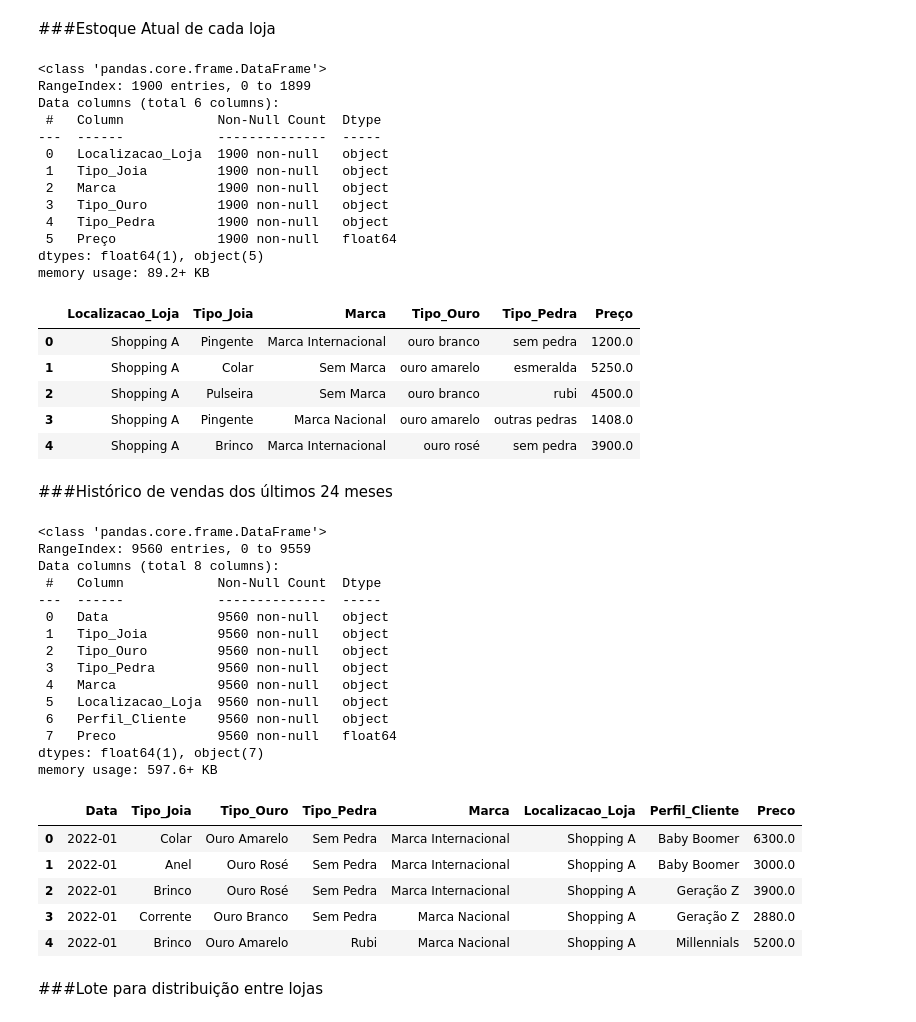
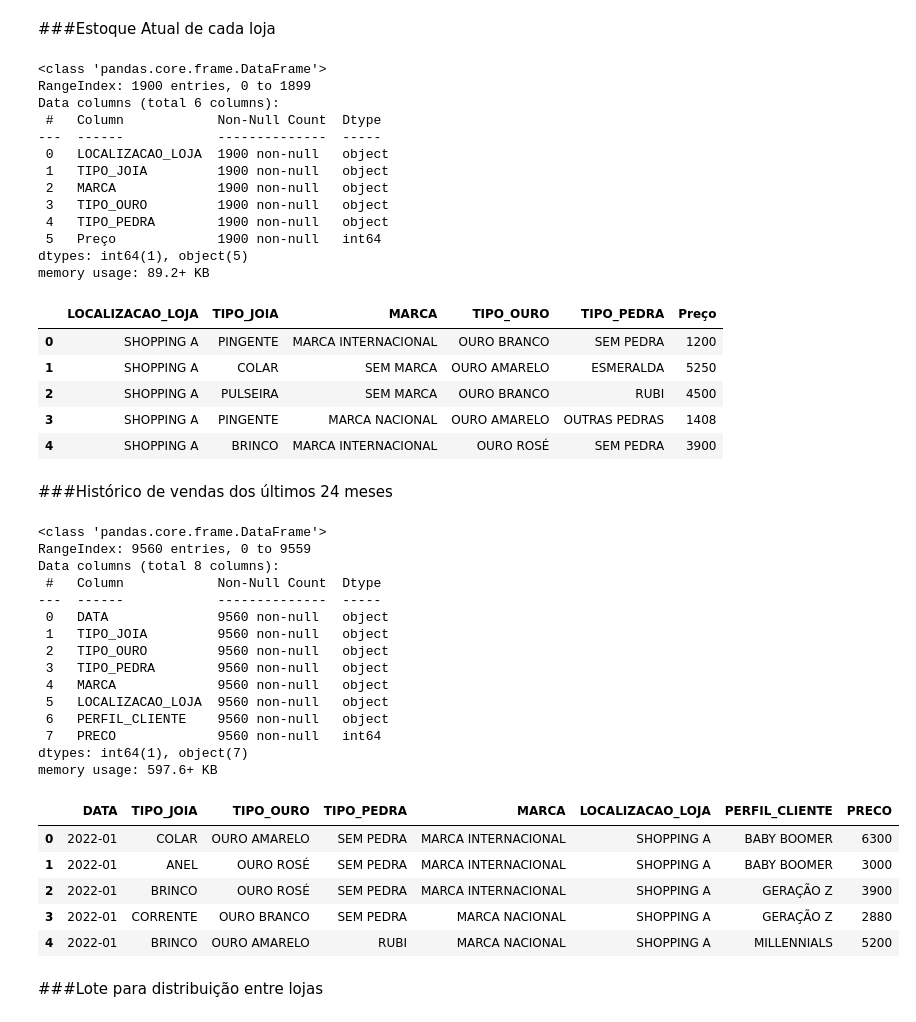
Before and after one commit to mba-fabio/dsa_usp, a Jupyter notebook: 20250420_Resultados_Preliminares_v0.ipynb, the cells around one changed output. Saved outputs shown, nothing was run; the diff lists cells and outputs as text; code cells hidden in the pictures.

```diff
--- a/20250420_Resultados_Preliminares_v0.ipynb
+++ b/20250420_Resultados_Preliminares_v0.ipynb
@@ -21,7 +17,7 @@ Successfully installed pulp-3.1.1
 ###Estoque Atual de cada loja
 # %%
 # Carrega os dados de estoque para o Data Frame do Pandas
-estoque_joias = pd.read_csv('https://github.com/mba-fabio/dsa_usp/raw/main/20250330_estoque_joias.csv')
+estoque_joias = pd.read_csv('https://github.com/mba-fabio/dsa_usp/raw/main/20250330_estoque_joias.csv',sep=';')
 estoque_joias.info()
 
 estoque_joias.head()
@@ -31,50 +27,50 @@ RangeIndex: 1900 entries, 0 to 1899
 Data columns (total 6 columns):
  #   Column            Non-Null Count  Dtype
 ---  ------            --------------  -----
- 0   Localizacao_Loja  1900 non-null   object
- 1   Tipo_Joia         1900 non-null   object
- 2   Marca             1900 non-null   object
- 3   Tipo_Ouro         1900 non-null   object
- 4   Tipo_Pedra        1900 non-null   object
- 5   Preço             1900 non-null   float64
-dtypes: float64(1), object(5)
+ 0   LOCALIZACAO_LOJA  1900 non-null   object
+ 1   TIPO_JOIA         1900 non-null   object
+ 2   MARCA             1900 non-null   object
+ 3   TIPO_OURO         1900 non-null   object
+ 4   TIPO_PEDRA        1900 non-null   object
+ 5   Preço             1900 non-null   int64
+dtypes: int64(1), object(5)
 memory usage: 89.2+ KB
-|  | Localizacao_Loja | Tipo_Joia | Marca | Tipo_Ouro | Tipo_Pedra | Preço |
-| 0 | Shopping A | Pingente | Marca Internacional | ouro branco | sem pedra | 1200.0 |
-| 1 | Shopping A | Colar | Sem Marca | ouro amarelo | esmeralda | 5250.0 |
-| 2 | Shopping A | Pulseira | Sem Marca | ouro branco | rubi | 4500.0 |
-| 3 | Shopping A | Pingente | Marca Nacional | ouro amarelo | outras pedras | 1408.0 |
-| 4 | Shopping A | Brinco | Marca Internacional | ouro rosé | sem pedra | 3900.0 |
+|  | LOCALIZACAO_LOJA | TIPO_JOIA | MARCA | TIPO_OURO | TIPO_PEDRA | Preço |
+| 0 | SHOPPING A | PINGENTE | MARCA INTERNACIONAL | OURO BRANCO | SEM PEDRA | 1200 |
+| 1 | SHOPPING A | COLAR | SEM MARCA | OURO AMARELO | ESMERALDA | 5250 |
+| 2 | SHOPPING A | PULSEIRA | SEM MARCA | OURO BRANCO | RUBI | 4500 |
+| 3 | SHOPPING A | PINGENTE | MARCA NACIONAL | OURO AMARELO | OUTRAS PEDRAS | 1408 |
+| 4 | SHOPPING A | BRINCO | MARCA INTERNACIONAL | OURO ROSÉ | SEM PEDRA | 3900 |
 # %% [markdown]
 ###Histórico de vendas dos últimos 24 meses
 # %%
 # Carrega os dados de venda para o Data Frame do Pandas
-vendas24m = pd.read_csv('https://github.com/mba-fabio/dsa_usp/raw/main/20250331_joias_simuladas_historico_24meses_sazonal.csv')
+vendas24m = pd.read_csv('https://github.com/mba-fabio/dsa_usp/raw/main/20250331_joias_simuladas_historico_24meses_sazonal.csv',sep=';')
 vendas24m.info()
 
 vendas24m.head()
 # %% [output]
 <class 'pandas.core.frame.DataFrame'>
 RangeIndex: 9560 entries, 0 to 9559
 Data columns (total 8 columns):
  #   Column            Non-Null Count  Dtype
 ---  ------            --------------  -----
- 0   Data              9560 non-null   object
- 1   Tipo_Joia         9560 non-null   object
- 2   Tipo_Ouro         9560 non-null   object
- 3   Tipo_Pedra        9560 non-null   object
- 4   Marca             9560 non-null   object
- 5   Localizacao_Loja  9560 non-null   object
- 6   Perfil_Cliente    9560 non-null   object
- 7   Preco             9560 non-null   float64
-dtypes: float64(1), object(7)
+ 0   DATA              9560 non-null   object
+ 1   TIPO_JOIA         9560 non-null   object
+ 2   TIPO_OURO         9560 non-null   object
+ 3   TIPO_PEDRA        9560 non-null   object
+ 4   MARCA             9560 non-null   object
+ 5   LOCALIZACAO_LOJA  9560 non-null   object
+ 6   PERFIL_CLIENTE    9560 non-null   object
+ 7   PRECO             9560 non-null   int64
+dtypes: int64(1), object(7)
 memory usage: 597.6+ KB
-|  | Data | Tipo_Joia | Tipo_Ouro | Tipo_Pedra | Marca | Localizacao_Loja | Perfil_Cliente | Preco |
-| 0 | 2022-01 | Colar | Ouro Amarelo | Sem Pedra | Marca Internacional | Shopping A | Baby Boomer | 6300.0 |
-| 1 | 2022-01 | Anel | Ouro Rosé | Sem Pedra | Marca Internacional | Shopping A | Baby Boomer | 3000.0 |
-| 2 | 2022-01 | Brinco | Ouro Rosé | Sem Pedra | Marca Internacional | Shopping A | Geração Z | 3900.0 |
-| 3 | 2022-01 | Corrente | Ouro Branco | Sem Pedra | Marca Nacional | Shopping A | Geração Z | 2880.0 |
-| 4 | 2022-01 | Brinco | Ouro Amarelo | Rubi | Marca Nacional | Shopping A | Millennials | 5200.0 |
+|  | DATA | TIPO_JOIA | TIPO_OURO | TIPO_PEDRA | MARCA | LOCALIZACAO_LOJA | PERFIL_CLIENTE | PRECO |
+| 0 | 2022-01 | COLAR | OURO AMARELO | SEM PEDRA | MARCA INTERNACIONAL | SHOPPING A | BABY BOOMER | 6300 |
+| 1 | 2022-01 | ANEL | OURO ROSÉ | SEM PEDRA | MARCA INTERNACIONAL | SHOPPING A | BABY BOOMER | 3000 |
+| 2 | 2022-01 | BRINCO | OURO ROSÉ | SEM PEDRA | MARCA INTERNACIONAL | SHOPPING A | GERAÇÃO Z | 3900 |
+| 3 | 2022-01 | CORRENTE | OURO BRANCO | SEM PEDRA | MARCA NACIONAL | SHOPPING A | GERAÇÃO Z | 2880 |
+| 4 | 2022-01 | BRINCO | OURO AMARELO | RUBI | MARCA NACIONAL | SHOPPING A | MILLENNIALS | 5200 |
 # %% [markdown]
 ###Lote para distribuição entre lojas
 # %%
```
Also changed, not shown: parts of 5 cells of this notebook.
